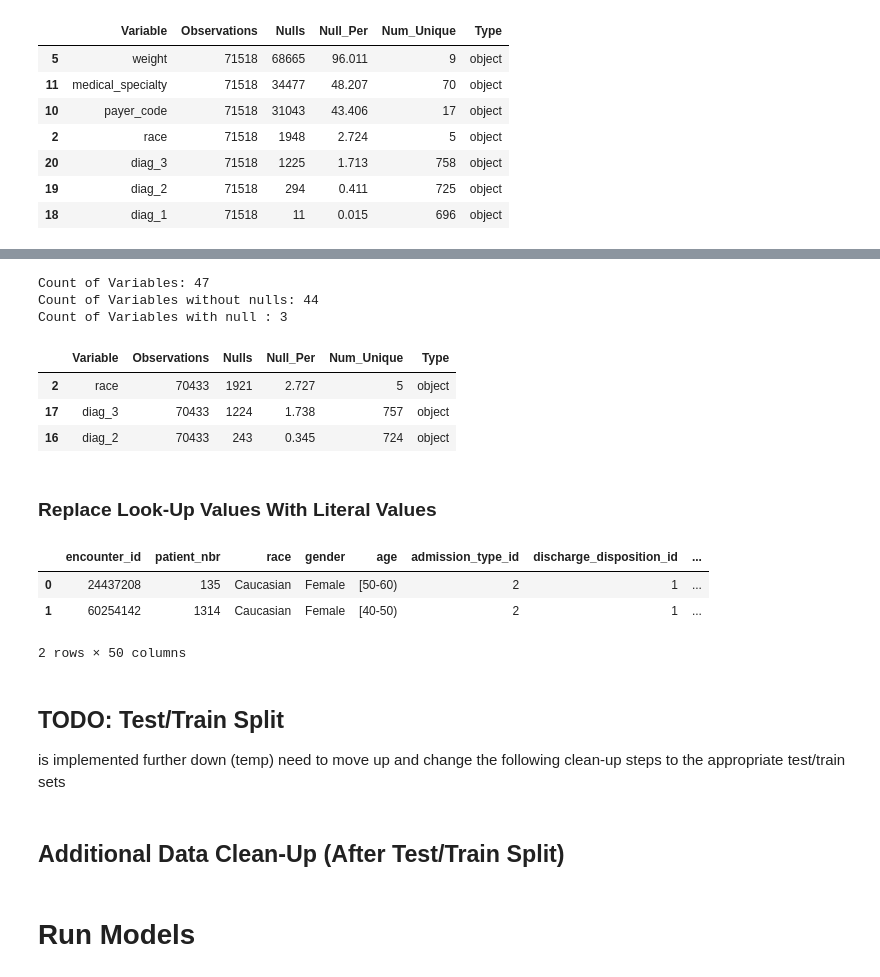
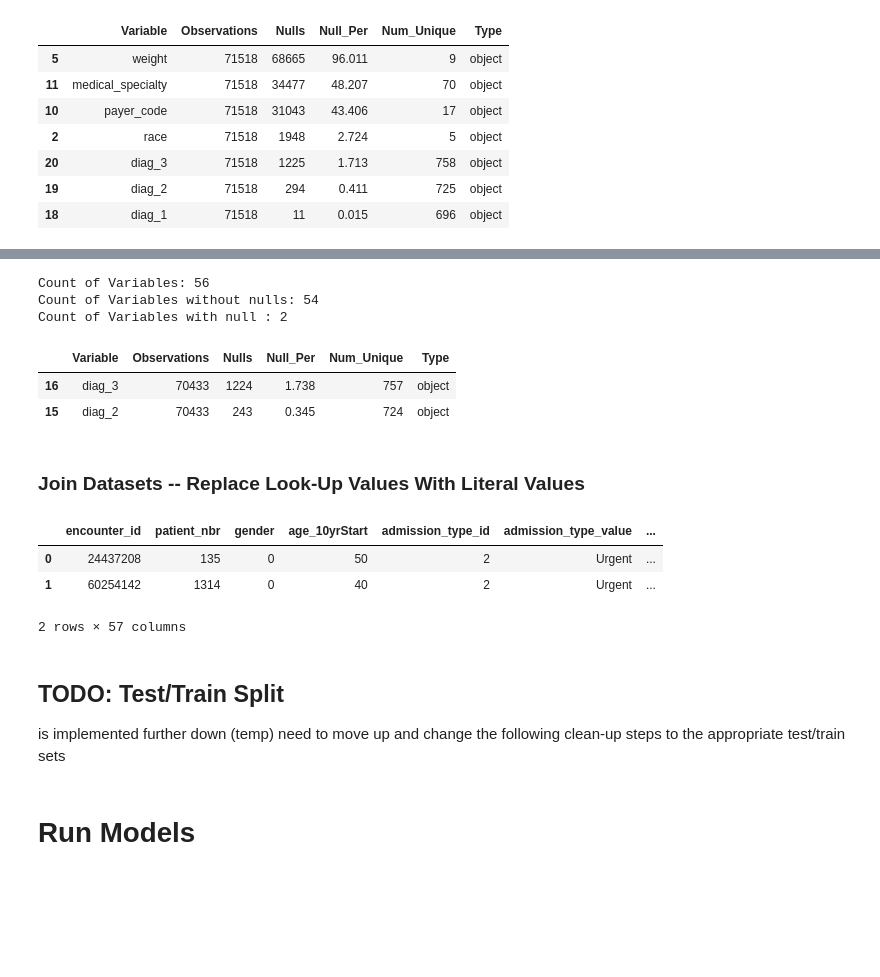
Before and after one commit to bcullinan32/ML_Course, a Jupyter notebook: Class-Data-Clean-Up.ipynb, the cells around one changed output, grey strips where cells are left out. Drawn from its saved outputs; the diff is of its cells as text; code cells hidden in the pictures; blank space fills up the shorter version.

Commit message:
major refactor of dataset cleaning steps

```diff
--- a/Class-Data-Clean-Up.ipynb
+++ b/Class-Data-Clean-Up.ipynb
@@ -345,19 +402,16 @@ mainData = mainData.drop(columns=['weight','medical_specialty','payer_code'])
-# %%
-# Diag Clean-Up
-## If diag_2 is null, then use diag_3.  If diag_1 is null, then use diag_2
-## Solves all but 1 null Diag1, which is dropped
-## TODO: Determine how to drop value from column that I pull from.
-mainData['diag_2'] = mainData['diag_2'].fillna(mainData['diag_3'])
-mainData['diag_1'] = mainData['diag_1'].fillna(mainData['diag_2'])
-mainData = mainData.dropna(subset=['diag_1'])
-# %%
-# Remove Deceased Patients
-## Note: The research question is about predicting what patients will be re-admitted.
-## In order to not skew the resutls, patients who died while admitted should be removed from the prediction
-
-# Create List of Deceased
-## Note: I only removed cases that explicity said the patient expired.
-## I did not remove patients who were transfered to hospice (13,14)
-
-expCodes = ['11','19','20','21']
-mainData = mainData[~mainData['discharge_disposition_id'].isin(expCodes)]
+# %%
+# Specify Medications for Encoding
+medCols = ['metformin','repaglinide','nateglinide','chlorpropamide','glimepiride',
+            'acetohexamide','glipizide','glyburide','tolbutamide','pioglitazone',
+            'rosiglitazone','acarbose','miglitol','troglitazone','tolazamide','examide',
+            'citoglipton','insulin','glyburide.metformin','glipizide.metformin','glimepiride.pioglitazone',
+            'metformin.rosiglitazone','metformin.pioglitazone']
+
+# Set Function Params
+df_to_clean = mainData
+ordEncode_Vars = medCols
+ordEncode_order = ['No','Down','Steady','Up']
+
+cleanDF = Clean_DF_Wrapper(df_to_clean,ordEncode_Vars,ordEncode_order,medCols)
+cleanDF = Clean_ResponseVar(cleanDF)
+cleanDF.sample(5)
@@ -364,12 +426,11 @@ mainData = mainData[~mainData['discharge_disposition_id'].isin(expCodes)]
 # %%
 # Re-Run Null Summary
-nullSummary = nullAnalysis(mainData)
+nullSummary = nullAnalysis(cleanDF)
 nullSummary
 # %% [output]
-Count of Variables: 47
-Count of Variables without nulls: 44
-Count of Variables with null : 3
+Count of Variables: 56
+Count of Variables without nulls: 54
+Count of Variables with null : 2
 |  | Variable | Observations | Nulls | Null_Per | Num_Unique | Type |
-| 2 | race | 70433 | 1921 | 2.727 | 5 | object |
-| 17 | diag_3 | 70433 | 1224 | 1.738 | 757 | object |
-| 16 | diag_2 | 70433 | 243 | 0.345 | 724 | object |
+| 16 | diag_3 | 70433 | 1224 | 1.738 | 757 | object |
+| 15 | diag_2 | 70433 | 243 | 0.345 | 724 | object |
@@ -408,26 +437,24 @@ mainData['med_level_direction'] = ((mainData[medCols] == 1).sum(axis=1)*-1) + \
 # %% [markdown]
-### Replace Look-Up Values With Literal Values
+### Join Datasets -- Replace Look-Up Values With Literal Values
 # %%
 # Add Admission Type Values (Note: Did not drop ID)
 
 # Add Column
-mainData.insert(7,"admission_type_value", 0)
+cleanDF.insert(5,"admission_type_value", 0)
 
 # Left Join
-mainData = pd.merge(mainData,admissionTypeLookUp,on='admission_type_id')
+cleanDF = pd.merge(cleanDF,admissionTypeLookUp,on='admission_type_id')
 
 # Replace Values
-mainData['admission_type_value'] = mainData['description']
-mainData = mainData.drop(columns=['description'])
-mainData.head(2)
+cleanDF['admission_type_value'] = cleanDF['description']
+cleanDF = cleanDF.drop(columns=['description'])
+cleanDF.head(2)
 # %% [output]
-|  | encounter_id | patient_nbr | race | gender | age | admission_type_id | discharge_disposition_id | ... |
-| 0 | 24437208 | 135 | Caucasian | Female | [50-60) | 2 | 1 | ... |
-| 1 | 60254142 | 1314 | Caucasian | Female | [40-50) | 2 | 1 | ... |
+|  | encounter_id | patient_nbr | gender | age_10yrStart | admission_type_id | admission_type_value | ... |
+| 0 | 24437208 | 135 | 0 | 50 | 2 | Urgent | ... |
+| 1 | 60254142 | 1314 | 0 | 40 | 2 | Urgent | ... |
-2 rows × 50 columns
+2 rows × 57 columns
 # %% [markdown]
 ## TODO: Test/Train Split
 is implemented further down (temp) need to move up and change the following clean-up steps to the appropriate
 test/train sets
-# %% [markdown]
-## Additional Data Clean-Up (After Test/Train Split)
```
Also changed, not shown: parts of 28 cells of this notebook.
